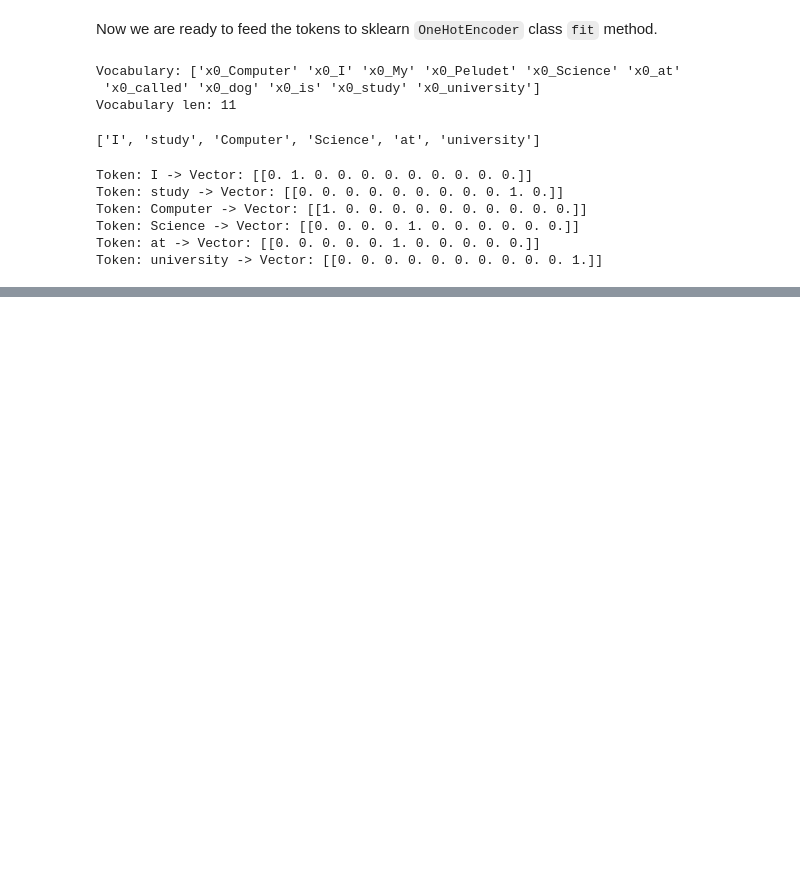
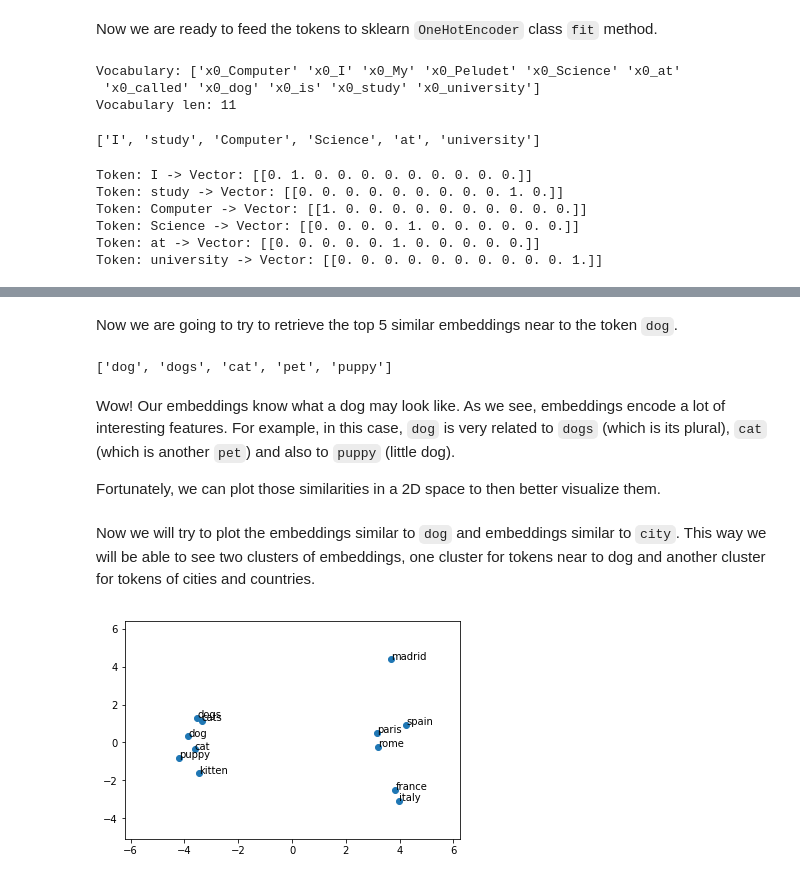
Before and after one commit to Guillem96/playing-with-word-embeddings, a Jupyter notebook: playing-word-embeddings.ipynb, the cells around one changed output, grey strips where cells are left out. Drawn from its saved outputs; the diff is of its cells as text; code cells hidden in the pictures; blank space fills up the shorter version.

Commit message:
First experiment with embeddings

```diff
--- a/playing-word-embeddings.ipynb
+++ b/playing-word-embeddings.ipynb
@@ -120,0 +172,7 @@ In this case, OHE vectorization result is telling us that `good` is as different
+# %%
+# Dict
+# key -> the token (word)
+# value -> word embedding
+embeddings = {}
+with open('glove.6B.300d.txt') as f:
+  embeddings = {l.split()[0]: np.array(l.split()[1:]).astype('float') for l in f}
@@ -120,0 +181,5 @@ In this case, OHE vectorization result is telling us that `good` is as different
+# %%
+for i, (k, v) in enumerate(embeddings.items()):
+  print('{} -> {}...'.format(k, v[:5]))
+  if i == 5:
+    break
@@ -120,0 +226,40 @@ In this case, OHE vectorization result is telling us that `good` is as different
+# %% [markdown]
+Now we are going to try to retrieve the top 5 similar embeddings near to the token `dog`.
+# %%
+similar_animal = get_closest(embeddings['dog'], top_k=5)
+list(similar_animal.keys())
+# %% [output]
+['dog', 'dogs', 'cat', 'pet', 'puppy']
+# %% [markdown]
+Wow! Our embeddings know what a dog may look like. As we see, embeddings encode a lot of interesting features. For example, in this case, `dog` is very related to `dogs` (which is its plural), `cat` (which is another `pet`) and also to `puppy` (little dog).
+
+Fortunately, we can plot those similarities in a 2D space to then better visualize them.
+# %%
+import matplotlib.pyplot as plt
+from sklearn.manifold import TSNE
+from sklearn.decomposition  import PCA
+
+def plot_embeddings(embeddings, names):
+  # To reduce embedding dims without losing much information we use PCA
+  tsne = PCA(n_components=2)
+  Y = tsne.fit_transform(np.array([embeddings[k] for k in names]))
+
+  x_coords = Y[:, 0]
+  y_coords = Y[:, 1]
+
+  plt.scatter(x_coords, y_coords)
+  for label, x, y in zip(names, x_coords, y_coords):
+    plt.annotate(label, xy=(x, y), xytext=(0, 0), textcoords='offset points')
+
+  plt.xlim(x_coords.min() - 2, x_coords.max() + 2)
+  plt.ylim(y_coords.min() - 2, y_coords.max() + 2)
+  plt.show()
+# %% [markdown]
+Now we will try to plot the embeddings similar to `dog` and embeddings similar to `city`. This way we will be able to see two clusters of embeddings, one cluster for tokens near to dog and another cluster for tokens of cities and countries.
+# %%
+to_plot = ['dog', 'dogs', 'cat', 'cats', 'puppy', 'kitten',
+            'madrid', 'spain','france', 'paris', 'italy', 'rome']
+
+plot_embeddings(embeddings, to_plot)
+# %% [output]
+[figure, added]
```
Also changed, not shown: parts of 11 cells of this notebook.
